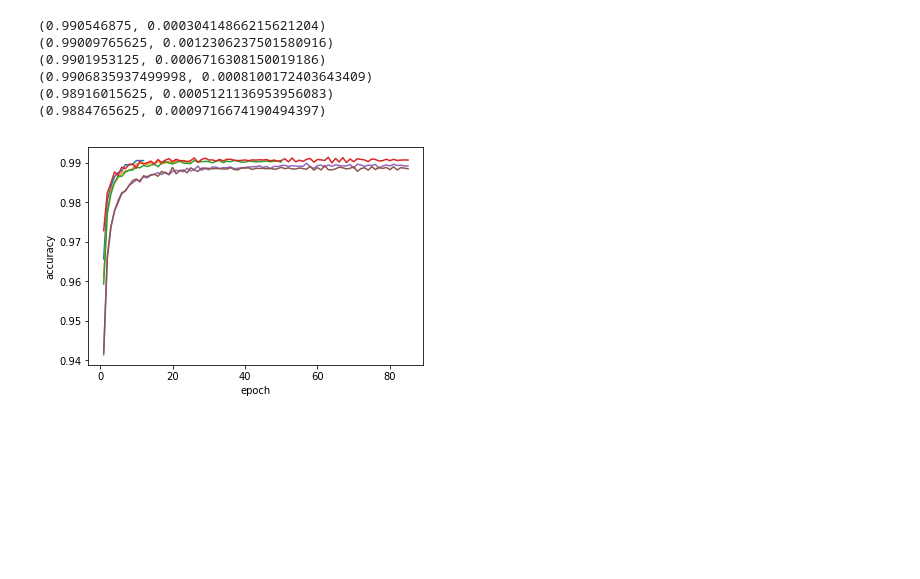
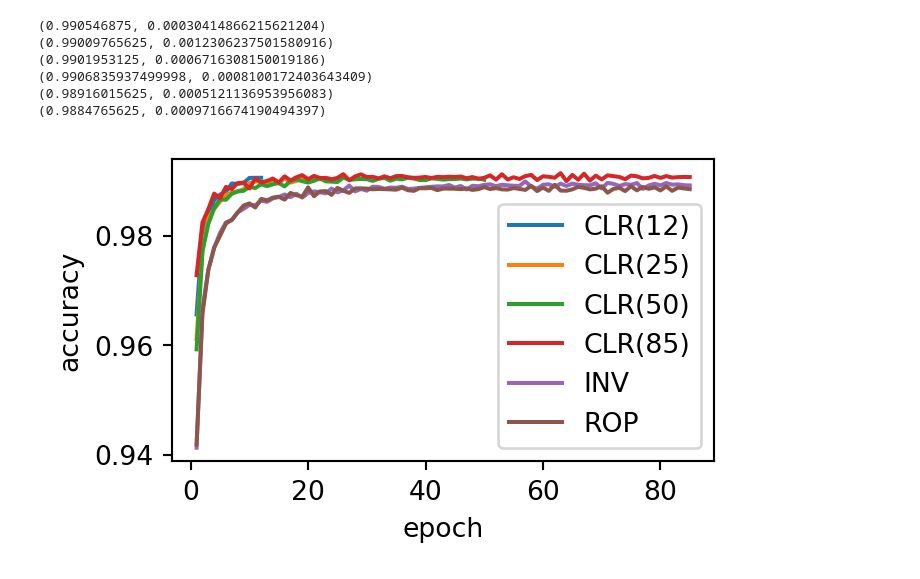
Before and after one commit to coxy1989/superconv, a Jupyter notebook: results/results.ipynb, the cells around one changed output. Cells and saved outputs as stored; diff of their text form; code cells hidden in the pictures; blank space fills up the shorter version.

```diff
--- a/results/results.ipynb
+++ b/results/results.ipynb
@@ -7,30 +8,33 @@ def final_mean_sd(result_dir):
     val_accs = pd.DataFrame([hx['val_acc'] for hx in hxs]).T
     return  val_accs.mean(axis=1).iloc[-1], val_accs.std(axis=1).iloc[-1]
 
-def plot_run(result_dir):
+def plot_run(result_dir, label, ax):
     hxs = [pd.read_csv(f'{result_dir}/{i}.csv') for i in range(1,6)]
     val_accs = pd.DataFrame([hx['val_acc'] for hx in hxs]).T
     df = pd.DataFrame({'accuracy' : val_accs.mean(axis=1), 'epoch': list(range(1, val_accs.shape[0] + 1))})
-    sns.lineplot(x='epoch', y='accuracy', data=df)
+    sns.lineplot(x='epoch', y='accuracy', data=df, label=label, ax=ax)
 # %%
-mnist_exps = ['./experiment_mnist_1cycle_12',
-              './experiment_mnist_1cycle_25',
-              './experiment_mnist_1cycle_50',
-              './experiment_mnist_1cycle_85',
-              './experiment_mnist_inv',
-              './experiment_mnist_reduce_on_plateau']
+mnist_exps = [['./experiment_mnist_1cycle_12', 'CLR(12)'],
+              ['./experiment_mnist_1cycle_25', 'CLR(25)'],
+              ['./experiment_mnist_1cycle_50', 'CLR(50)'],
+              ['./experiment_mnist_1cycle_85', 'CLR(85)'],
+              ['./experiment_mnist_inv', 'INV'],
+              ['./experiment_mnist_reduce_on_plateau', 'ROP']
+             ]
 
-for e in mnist_exps:
-    print(final_mean_sd(e))
+for file, _ in mnist_exps:
+    print(final_mean_sd(file))
 
-for e in mnist_exps:
-    plot_run(e)
+
+_, ax = plt.subplots(figsize=(700/192, 400/192), dpi=192)
+for file, label in mnist_exps:
+    plot_run(file, label, ax)
 # %% [output]
 (0.990546875, 0.00030414866215621204)
 (0.99009765625, 0.0012306237501580916)
 (0.9901953125, 0.0006716308150019186)
 (0.9906835937499998, 0.0008100172403643409)
 (0.98916015625, 0.0005121136953956083)
 (0.9884765625, 0.0009716674190494397)
-[figure, old version]
+[figure, new version]
 # %%
```
Also changed, not shown: parts of 2 cells of this notebook, 3 other files.
